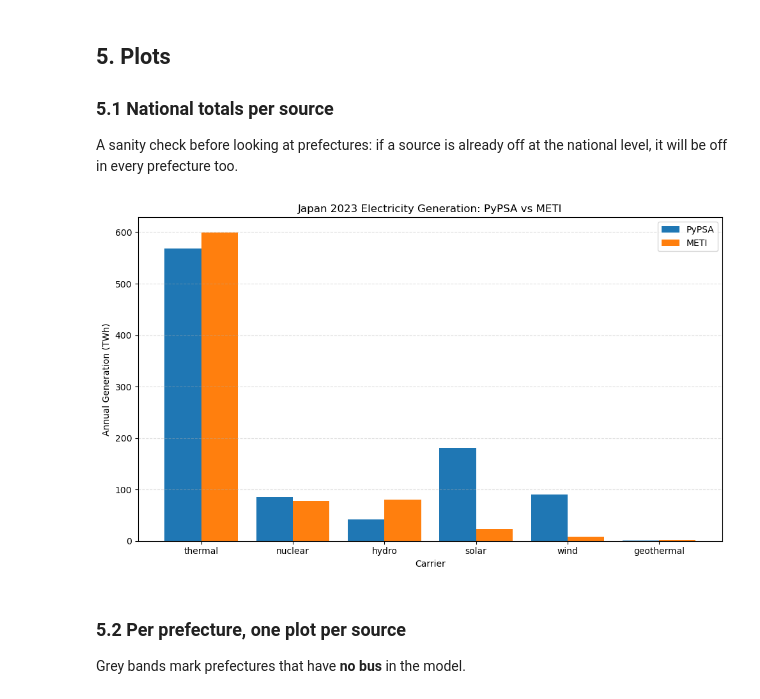
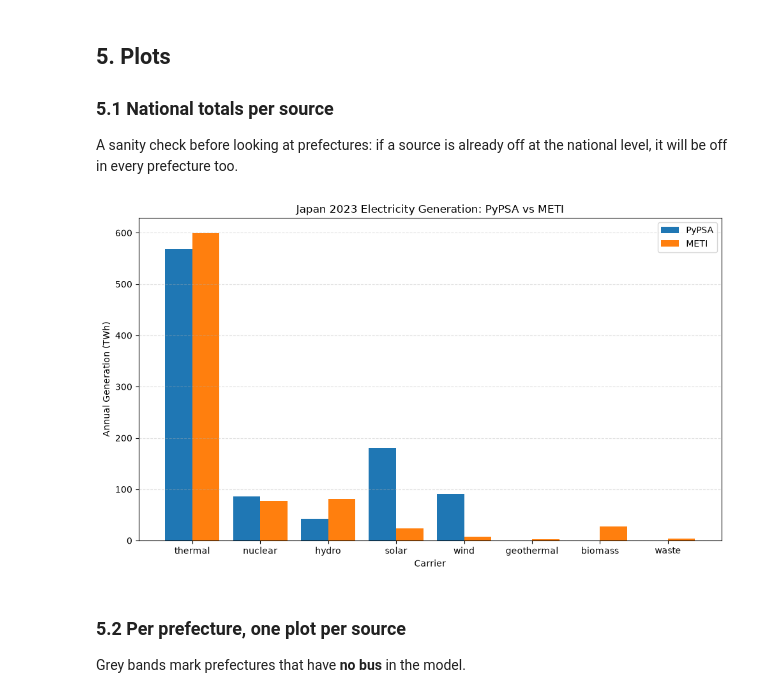
Before and after one commit to open-energy-transition/pypsa-earth-status-kinetics, a Jupyter notebook: Validation_Japan_Generation.ipynb, the cells around one changed output. Cells and saved outputs as stored; diff of their text form; code cells hidden in the pictures.

Commit message:
Update Japan prefecture generation notebook

```diff
--- a/Validation_Japan_Generation.ipynb
+++ b/Validation_Japan_Generation.ipynb
@@ -38,14 +69,14 @@ import geopandas as gpd
 import pandas as pd
 
 # -----------------------------
-# 1. Load the 2023 Japan network (100 nodes)
+# 1. Load the network (path set in section 0)
 # -----------------------------
-network = pypsa.Network("resources/elec_s_100_ec_lv1_Co2L-1h.nc")
+network = pypsa.Network(network_path)
 
 # -----------------------------
 # 2. Read prefecture shapes
 # -----------------------------
-pref = gpd.read_file("data/japan/japan_prefectures_2023.geojson")
+pref = gpd.read_file(prefecture_shapes)
 
 # -----------------------------
 # 3. Take only the grid buses (AC/DC)
@@ -88,7 +119,8 @@ network.buses.loc[other, "prefecture"] = network.buses.loc[other, "location"].ma
 # 6. Checks
 # -----------------------------
 print("Grid buses:", len(grid_buses))
-print("Buses without prefecture:", network.buses["prefecture"].isna().sum())
+electricity_bus_mask = network.buses.carrier.isin(["AC", "DC", "low voltage"])
+print("Electricity buses without prefecture:", network.buses.loc[electricity_bus_mask, "prefecture"].isna().sum())
 
 print("\nBuses outside every prefecture (snapped to nearest):")
 print(joined.loc[joined["dist_m"] > 0, ["prefecture", "dist_m"]].round(0))
@@ -239,7 +315,7 @@ Gunma              0.0   332.0      0.0  4944.0      0.0      7.0
 #    unit in file: 1,000 kWh (= MWh)
 # -----------------------------
 meti_raw = pd.read_excel(
-    "data/japan/METI_Generation_2023.xlsx", sheet_name="2023_Annual"
+    meti_file, sheet_name="2023_Annual"
 )
 meti_raw = meti_raw.rename(columns={"prefectures": "prefecture"})
 meti_raw["prefecture"] = meti_raw["prefecture"].astype(str).str.strip()
@@ -266,10 +342,11 @@ meti_pref = meti_pref.astype(float) / 1e3  # MWh -> GWh
 # -----------------------------
 # 3. METI "thermal" ALREADY INCLUDES biomass and waste
 #    (sheet total = hydro + thermal + nuclear + wind/solar/geo + others)
-#    The model has no biomass/waste -> compare model thermal with FOSSIL thermal only
+#    -> FOSSIL thermal = thermal - biomass - waste
+#    biomass and waste are kept as their own categories
+#    (waste is not yet represented in the solved networks -> model shows 0)
 # -----------------------------
 meti_pref["thermal"] = meti_pref["thermal"] - meti_pref["biomass"] - meti_pref["waste"]
-meti_pref = meti_pref.drop(columns=["biomass", "waste"])
 
 # -----------------------------
 # 4. Checks: 47 prefectures, names match the geojson
@@ -303,12 +382,10 @@ One row per prefecture and source (47 × 6 = 282 rows), with:
 - `diff_pct` = difference in % of METI (empty when METI is 0)
 - `has_bus`: False for prefectures without any bus in the model
 # %%
-import os
-
 # -----------------------------
 # 1. Long format: one row per prefecture + category
 # -----------------------------
-categories = ["thermal", "nuclear", "hydro", "solar", "wind", "geothermal"]
+categories = ["thermal", "nuclear", "hydro", "solar", "wind", "geothermal", "biomass", "waste"]
 all_prefs = sorted(pref["prefecture"])  # all 47, also the ones without a bus
 
 model_long = (
@@ -336,8 +413,7 @@ comparison["has_bus"] = comparison["prefecture"].isin(bus_to_pref.unique())
 # -----------------------------
 # 3. Save
 # -----------------------------
-os.makedirs("results/japan_prefecture_validation", exist_ok=True)
-out = "results/japan_prefecture_validation/prefecture_generation_comparison_2023.csv"
+out = f"{out_dir}/prefecture_generation_comparison_2023.csv"
 comparison.round(2).to_csv(out, index=False)
 print("Saved:", out, "| rows:", len(comparison))
 
@@ -380,33 +456,33 @@ A sanity check before looking at prefectures: if a source is already off at the
 # %%
 import matplotlib.pyplot as plt
 import numpy as np
 
-fig_dir = "results/japan_prefecture_validation"
+fig_dir = out_dir
 
 # -----------------------------
 # 1. National totals per carrier: PyPSA vs METI (bar plot)
 # -----------------------------
 national = comparison.groupby("carrier")[["PyPSA_GWh", "METI_GWh"]].sum() / 1e3  # TWh
 national = national.reindex(categories)
 
 x = np.arange(len(national))
 width = 0.4
 
 plt.figure(figsize=(10, 6))
 plt.bar(x - width / 2, national["PyPSA_GWh"], width, label="PyPSA")
 plt.bar(x + width / 2, national["METI_GWh"], width, label="METI")
 
 plt.xticks(x, national.index)
 plt.xlabel("Carrier")
 plt.ylabel("Annual Generation (TWh)")
 plt.title("Japan 2023 Electricity Generation: PyPSA vs METI")
 plt.grid(True, axis="y", linestyle="--", alpha=0.4)
 plt.legend()
 plt.tight_layout()
 plt.savefig(f"{fig_dir}/national_generation_by_carrier.png", dpi=150)
 plt.show()
 # %% [output]
-[figure, old version]
+[figure, new version]
 # %% [markdown]
 ### 5.2 Per prefecture, one plot per source
 
```
Also changed, not shown: parts of 15 cells of this notebook.
